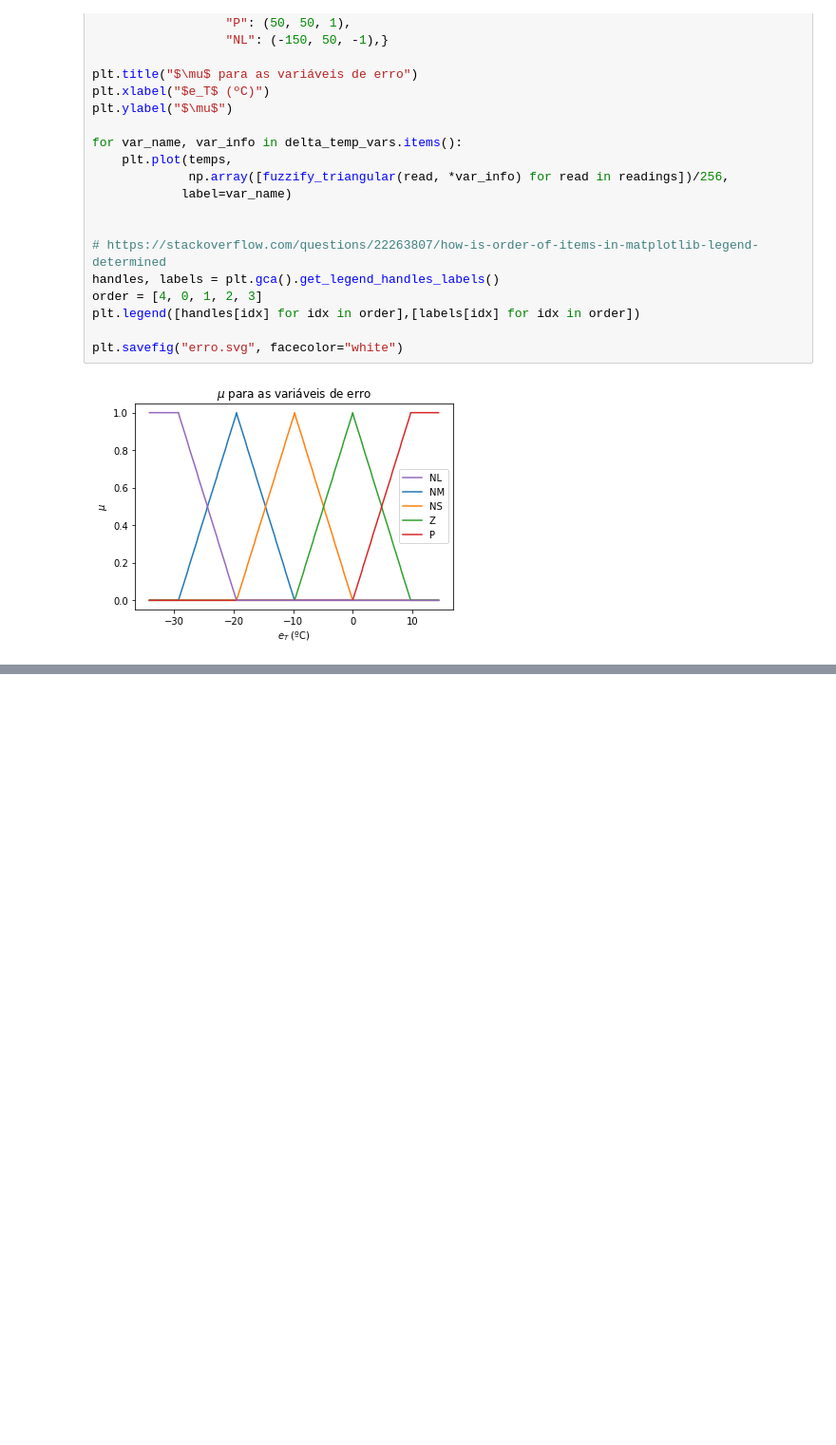
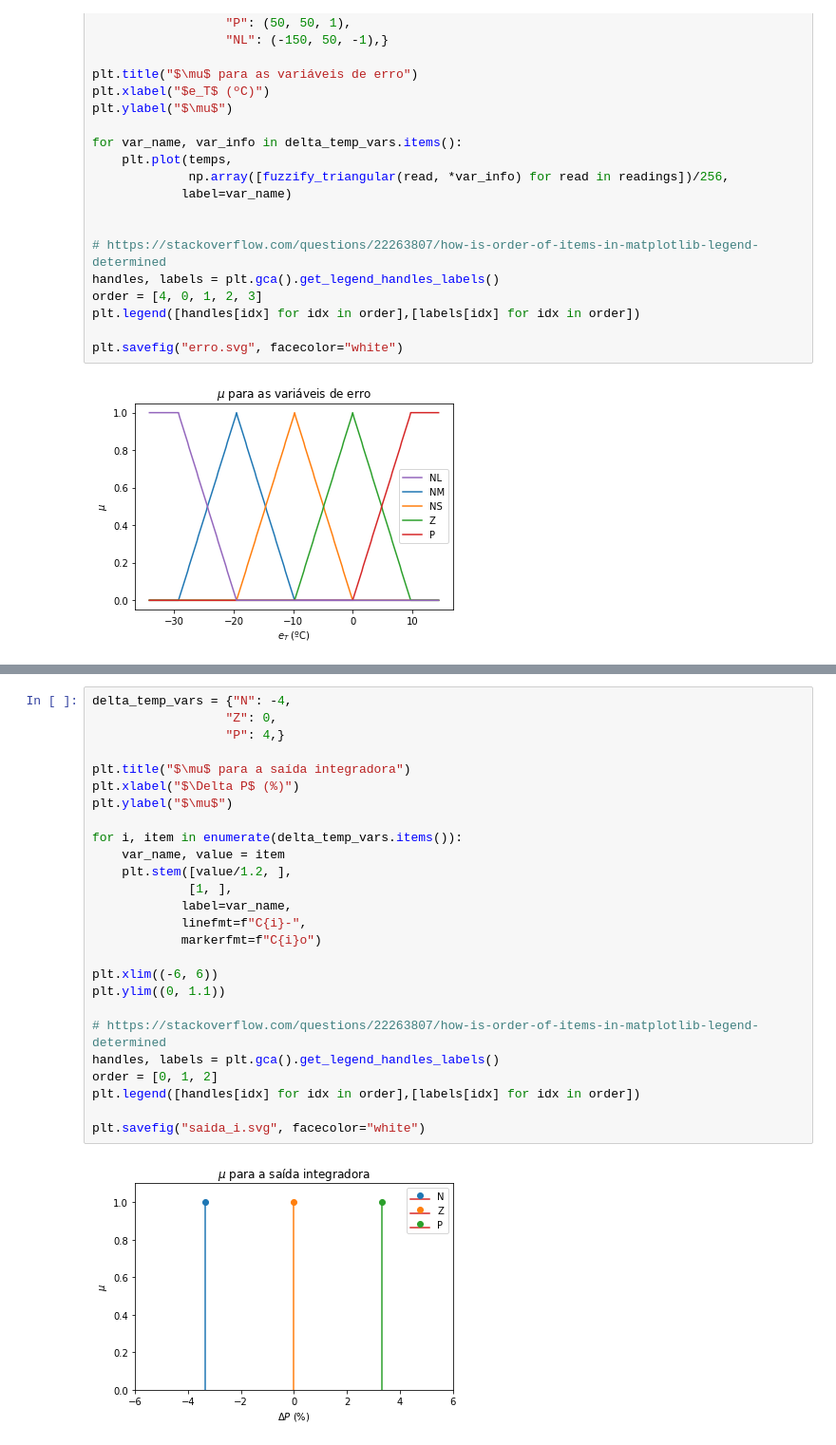
Before and after one commit to Guilherme32/controle-forno-LITel, a Jupyter notebook: imgs/fuzzy_membership_plots.ipynb, the cells around one changed output, grey strips where cells are left out. Shown at 95% size. Drawn from its saved outputs; the diff is of its cells as text; blank space fills up the shorter version.

```diff
--- a/imgs/fuzzy_membership_plots.ipynb
+++ b/imgs/fuzzy_membership_plots.ipynb
@@ -117,0 +118,28 @@ plt.savefig("saida.svg", facecolor="white")
+# %%
+delta_temp_vars = {"N": -4,
+                  "Z": 0,
+                  "P": 4,}
+
+plt.title("$\mu$ para a saída integradora")
+plt.xlabel("$\Delta P$ (%)")
+plt.ylabel("$\mu$")
+
+for i, item in enumerate(delta_temp_vars.items()):
+    var_name, value = item
+    plt.stem([value/1.2, ],
+             [1, ],
+            label=var_name,
+            linefmt=f"C{i}-",
+            markerfmt=f"C{i}o")
+
+plt.xlim((-6, 6))
+plt.ylim((0, 1.1))
+
+# https://stackoverflow.com/questions/22263807/how-is-order-of-items-in-matplotlib-legend-determined
+handles, labels = plt.gca().get_legend_handles_labels()
+order = [0, 1, 2]
+plt.legend([handles[idx] for idx in order],[labels[idx] for idx in order])
+
+plt.savefig("saida_i.svg", facecolor="white")
+# %% [output]
+[figure, added]
```
Also changed, not shown: parts of 1 cell of this notebook, 3 other files.
